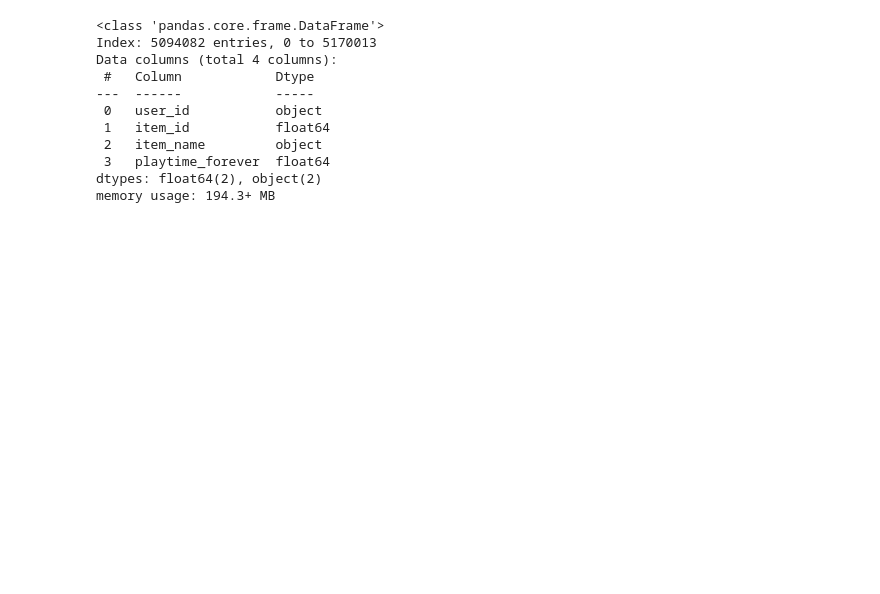
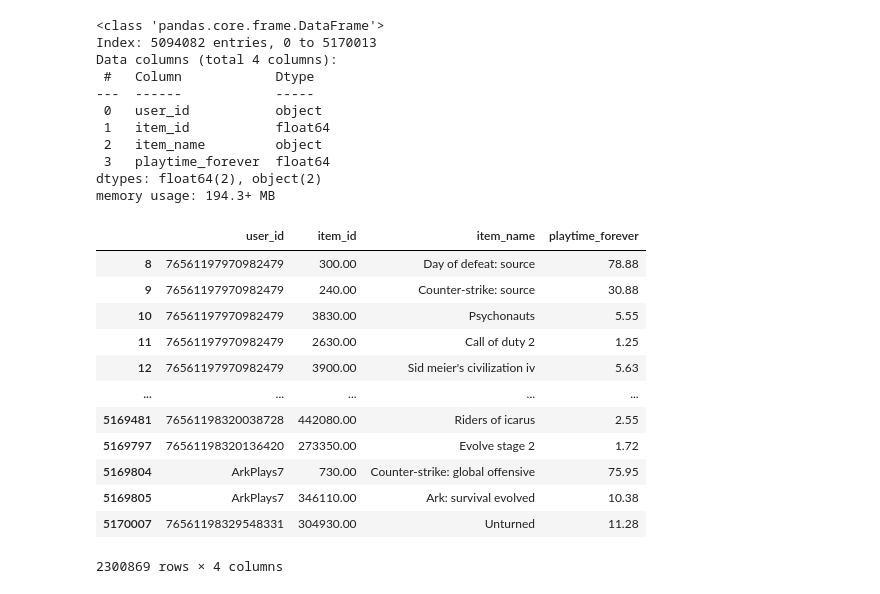
Before and after one commit to belenvbecker/Proyecto-MLOps, a Jupyter notebook: ETL/user_items_etl.ipynb, the cells around one changed output. Drawn from its saved outputs; the diff is of its cells as text; code cells hidden in the pictures; blank space fills up the shorter version.

```diff
--- a/ETL/user_items_etl.ipynb
+++ b/ETL/user_items_etl.ipynb
@@ -201,6 +177,26 @@ Data columns (total 4 columns):
  3   playtime_forever  float64
 dtypes: float64(2), object(2)
 memory usage: 194.3+ MB
+# %%
+#Se mantiene en la columna 'playtime_forever' solo las filas en donde los usuarios hayan jugado más de una hora
+
+user_items = user_items.loc[user_items['playtime_forever'] >= 1]
+# %%
+user_items
+# %% [output]
+|  | user_id | item_id | item_name | playtime_forever |
+| 8 | 76561197970982479 | 300.00 | Day of defeat: source | 78.88 |
+| 9 | 76561197970982479 | 240.00 | Counter-strike: source | 30.88 |
+| 10 | 76561197970982479 | 3830.00 | Psychonauts | 5.55 |
+| 11 | 76561197970982479 | 2630.00 | Call of duty 2 | 1.25 |
+| 12 | 76561197970982479 | 3900.00 | Sid meier's civilization iv | 5.63 |
+| ... | ... | ... | ... | ... |
+| 5169481 | 76561198320038728 | 442080.00 | Riders of icarus | 2.55 |
+| 5169797 | 76561198320136420 | 273350.00 | Evolve stage 2 | 1.72 |
+| 5169804 | ArkPlays7 | 730.00 | Counter-strike: global offensive | 75.95 |
+| 5169805 | ArkPlays7 | 346110.00 | Ark: survival evolved | 10.38 |
+| 5170007 | 76561198329548331 | 304930.00 | Unturned | 11.28 |
+2300869 rows × 4 columns
 # %%
 user_items.to_csv('../Data/Data-Limpia/user_items_limpio.csv',index=False)
 # %%
```
Also changed, not shown: parts of 3 cells of this notebook, 8 other files.
